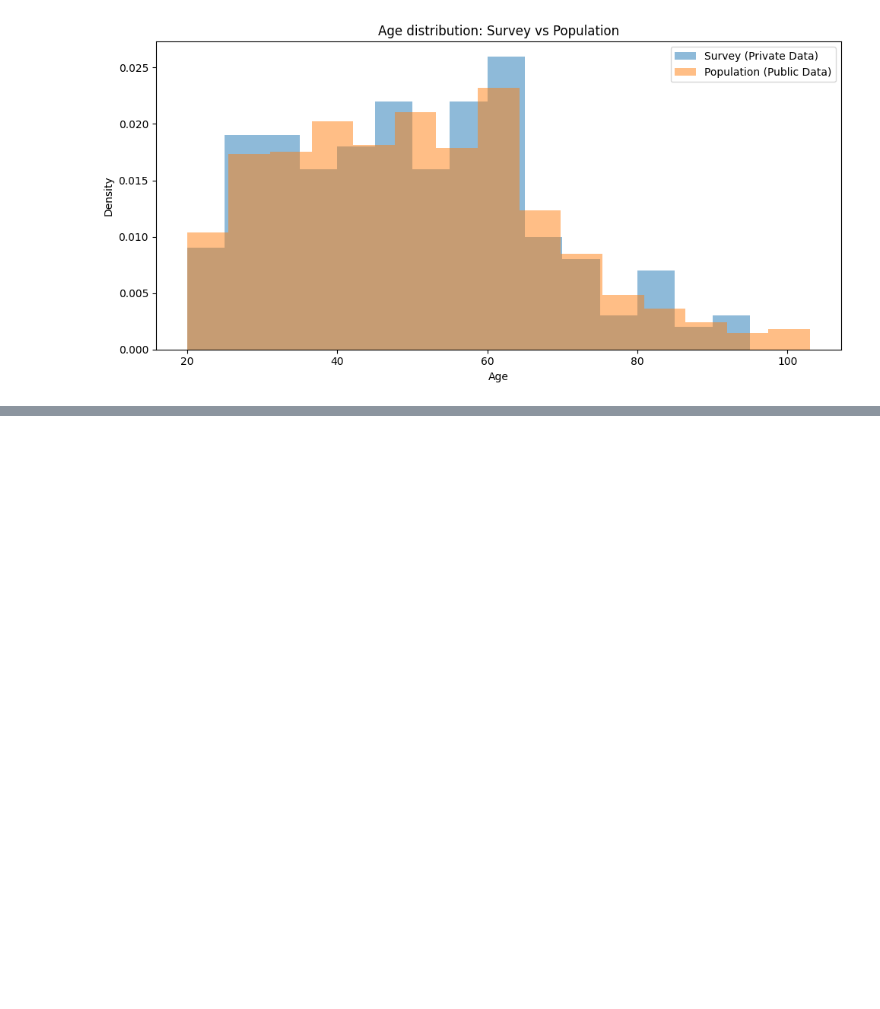
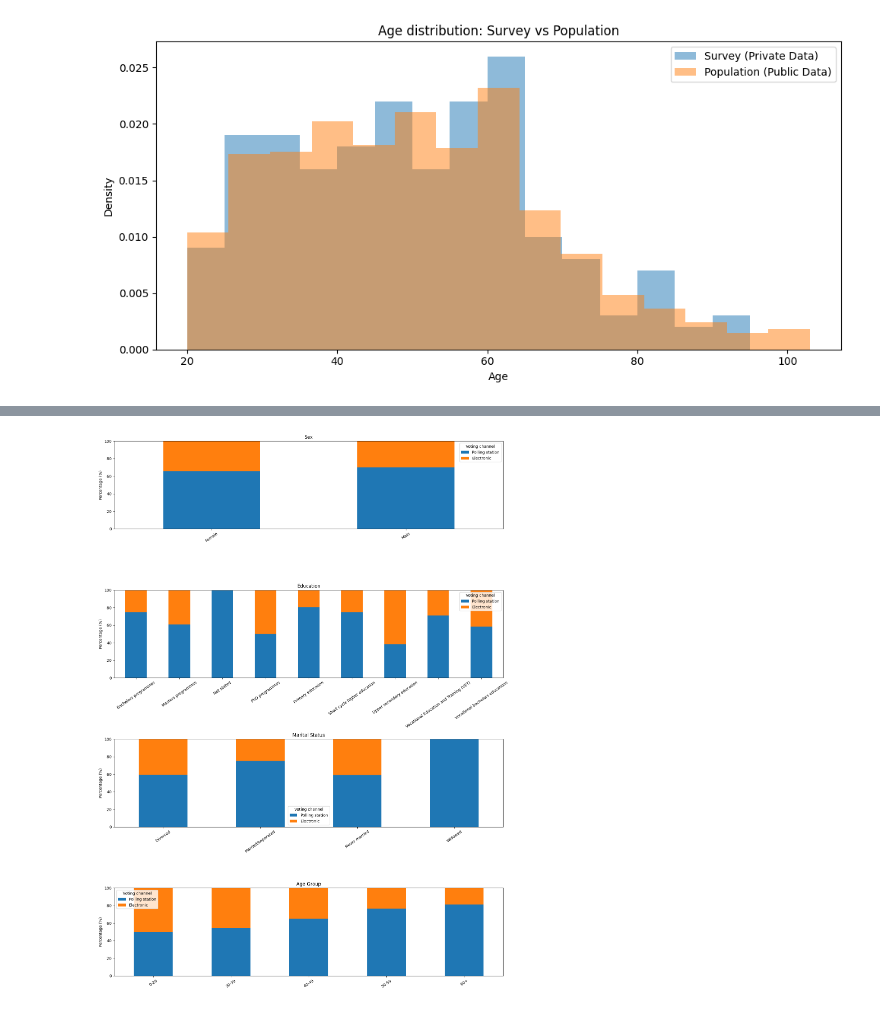
Before and after one commit to askeneye/SecurityPrivacy_FinalProject, a Jupyter notebook: notebooks/eda_analysis.ipynb, the cells around one changed output, grey strips where cells are left out. Saved outputs shown, nothing was run; the diff lists cells and outputs as text; code cells hidden in the pictures; blank space fills up the shorter version.

```diff
--- a/notebooks/eda.ipynb
+++ b/notebooks/eda_analysis.ipynb
@@ -526,0 +1048,13 @@ SEX
+# %%
+# Keep respondents with a valid voting channel
+channel_data = private_data[
+    private_data["evote"].isin([0, 1])
+].copy()
+
+print(channel_data["evote"].value_counts())
+
+# Optional readable labels
+channel_data["voting_channel"] = channel_data["evote"].map({
+    0: "Polling station",
+    1: "Electronic"
+})
@@ -526,0 +1147,33 @@ SEX
+# %%
+fig, axes = plt.subplots(4, 1, figsize=(15, 20))
+
+for ax, col in zip(axes.flat, demographics):
+
+    table = pd.crosstab(
+        channel_data[col],
+        channel_data["voting_channel"],
+        normalize="index"
+    ) * 100
+
+    table = table.reindex(
+        columns=["Polling station", "Electronic"],
+        fill_value=0
+    )
+
+    table.plot(
+        kind="bar",
+        stacked=True,
+        ax=ax
+    )
+
+    ax.set_title(col.replace("_", " ").title())
+    ax.set_ylabel("Percentage (%)")
+    ax.set_xlabel("")
+    ax.set_ylim(0, 100)
+    ax.tick_params(axis="x", rotation=35)
+    ax.legend(title="Voting channel")
+
+plt.tight_layout()
+plt.show()
+# %% [output]
+[figure, added]
```
Also changed, not shown: parts of 19 cells of this notebook.
